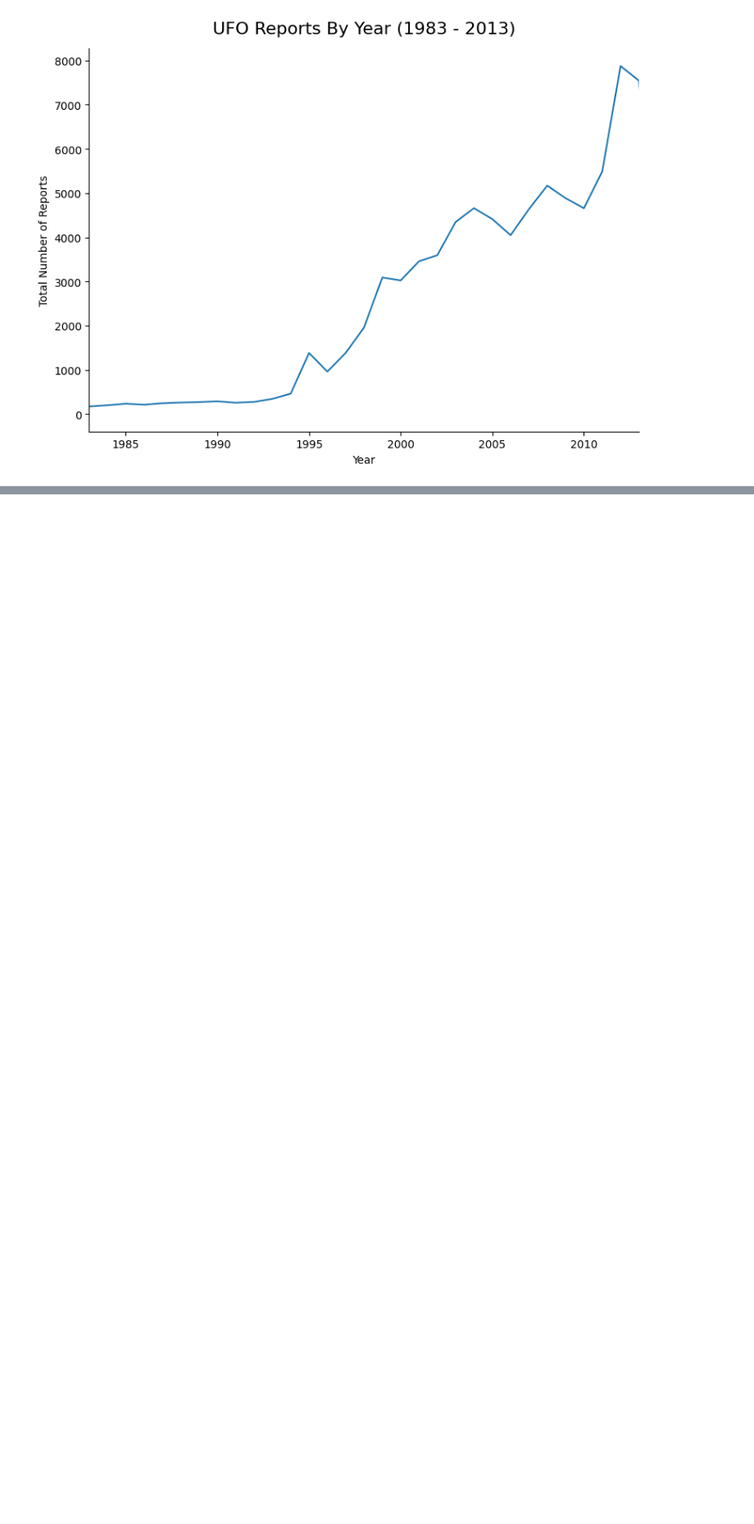
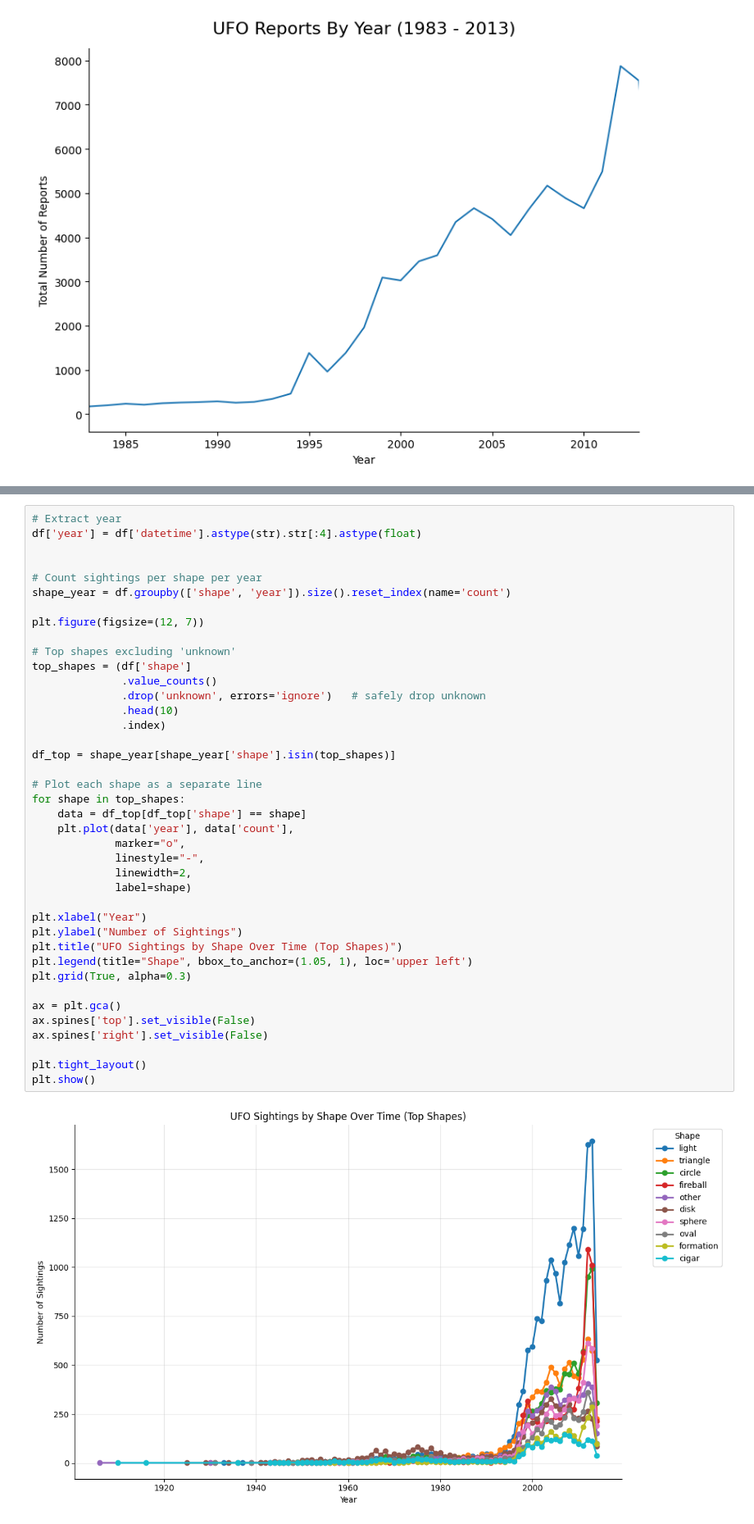
Before and after one commit to wslider/anomalous-sightings-archive, a Jupyter notebook: complete_analysis.ipynb, the cells around one changed output, grey strips where cells are left out. Shown at 82% size. Cells and saved outputs as stored; diff of their text form; blank space fills up the shorter version.

Commit message:
Reports over time by shape / type + % of sightings for each group

```diff
--- a/complete_analysis.ipynb
+++ b/complete_analysis.ipynb
@@ -288,0 +308,42 @@ pyramid   1997-01-11 05:00:00.000000                1
+# %%
+# Extract year
+df['year'] = df['datetime'].astype(str).str[:4].astype(float)
+
+
+# Count sightings per shape per year
+shape_year = df.groupby(['shape', 'year']).size().reset_index(name='count')
+
+plt.figure(figsize=(12, 7))
+
+# Top shapes excluding 'unknown'
+top_shapes = (df['shape']
+              .value_counts()
+              .drop('unknown', errors='ignore')   # safely drop unknown
+              .head(10)
+              .index)
+
+df_top = shape_year[shape_year['shape'].isin(top_shapes)]
+
+# Plot each shape as a separate line
+for shape in top_shapes:
+    data = df_top[df_top['shape'] == shape]
+    plt.plot(data['year'], data['count'],
+             marker="o",
+             linestyle="-",
+             linewidth=2,
+             label=shape)
+
+plt.xlabel("Year")
+plt.ylabel("Number of Sightings")
+plt.title("UFO Sightings by Shape Over Time (Top Shapes)")
+plt.legend(title="Shape", bbox_to_anchor=(1.05, 1), loc='upper left')
+plt.grid(True, alpha=0.3)
+
+ax = plt.gca()
+ax.spines['top'].set_visible(False)
+ax.spines['right'].set_visible(False)
+
+plt.tight_layout()
+plt.show()
+# %% [output]
+[figure, added]
```
Also changed, not shown: parts of 11 cells of this notebook.
